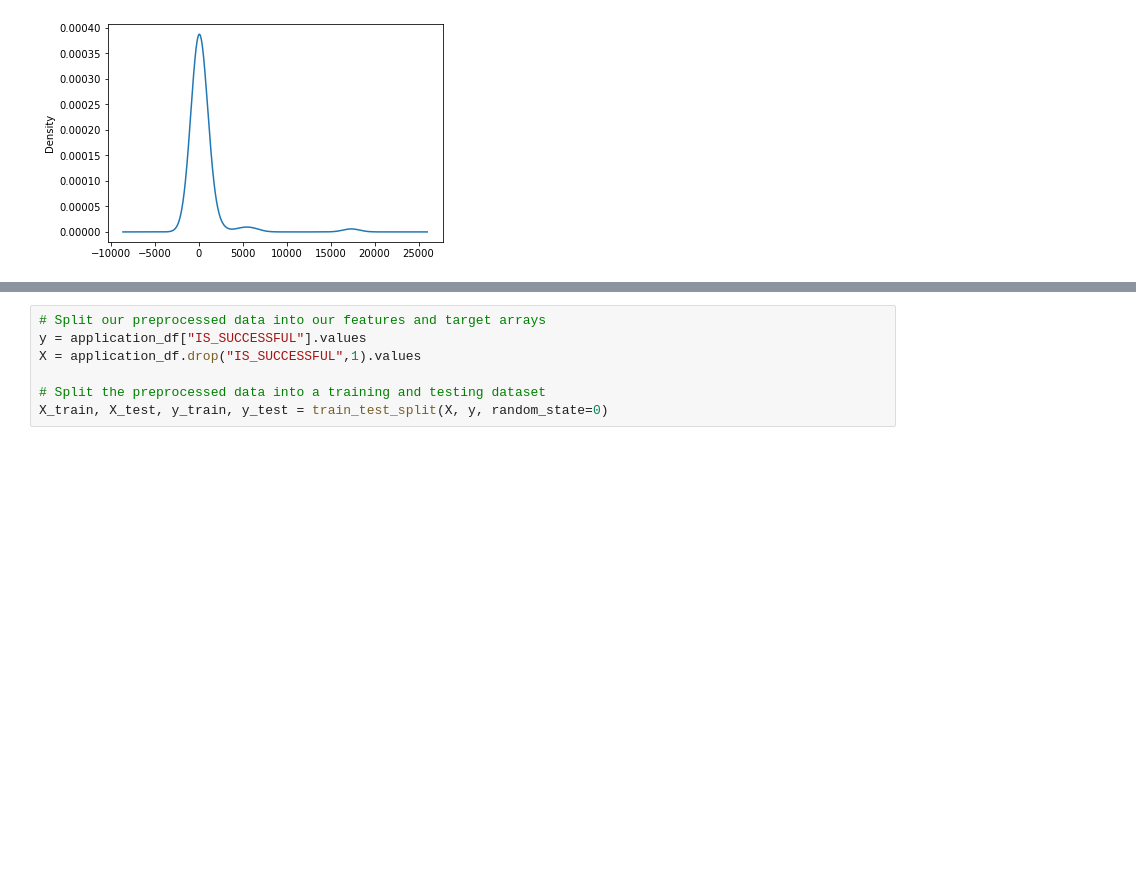
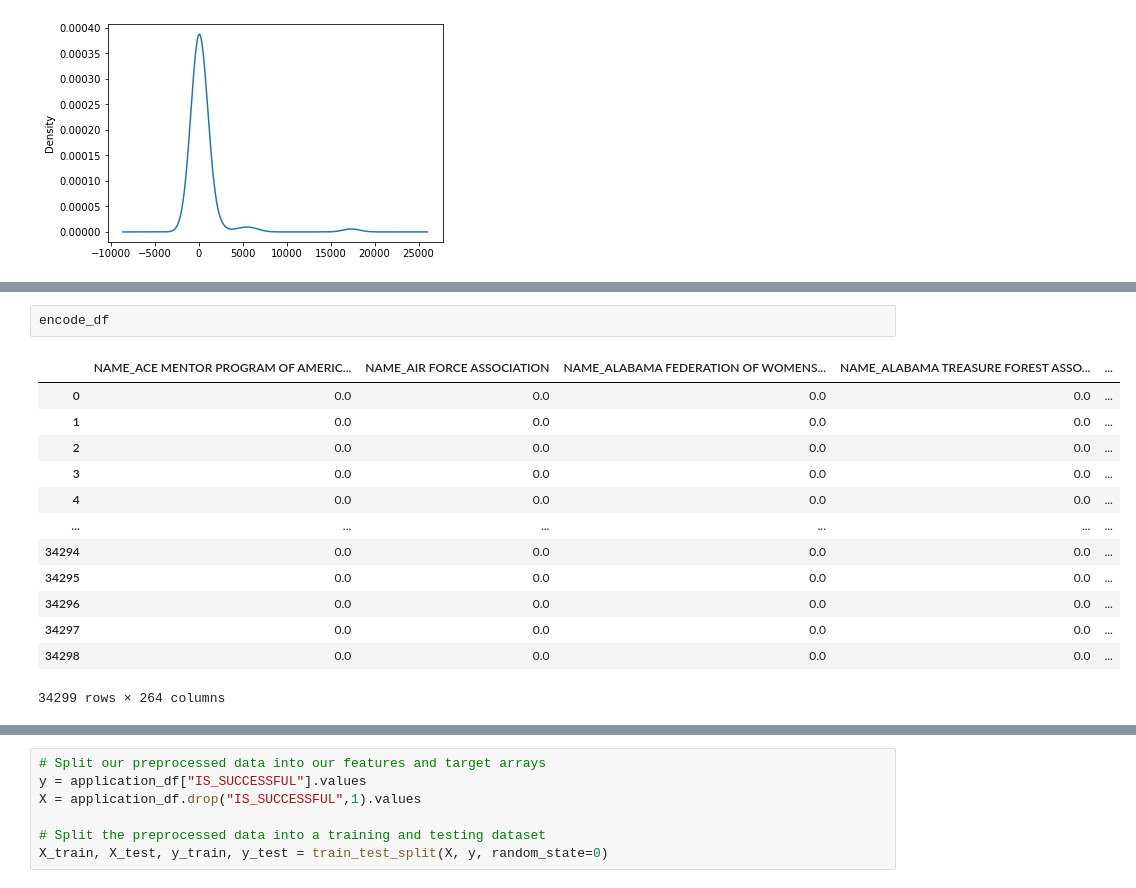
Before and after one commit to ferminb10/Neural_Network_Charity_Analysis, a Jupyter notebook: AlphabetSoupCharity_Optimzation.ipynb, the cells around one changed output, grey strips where cells are left out. Drawn from its saved outputs; the diff is of its cells as text; blank space fills up the shorter version.

```diff
--- a/AlphabetSoupCharity_Optimzation.ipynb
+++ b/AlphabetSoupCharity_Optimzation.ipynb
@@ -186,3 +216,19 @@ encode_df.head()
+# %%
+encode_df
+# %% [output]
+|  | NAME_ACE MENTOR PROGRAM OF AMERIC... | NAME_AIR FORCE ASSOCIATION | NAME_ALABAMA FEDERATION OF WOMENS... | NAME_ALABAMA TREASURE FOREST ASSO... | ... |
+| 0 | 0.0 | 0.0 | 0.0 | 0.0 | ... |
+| 1 | 0.0 | 0.0 | 0.0 | 0.0 | ... |
+| 2 | 0.0 | 0.0 | 0.0 | 0.0 | ... |
+| 3 | 0.0 | 0.0 | 0.0 | 0.0 | ... |
+| 4 | 0.0 | 0.0 | 0.0 | 0.0 | ... |
+| ... | ... | ... | ... | ... | ... |
+| 34294 | 0.0 | 0.0 | 0.0 | 0.0 | ... |
+| 34295 | 0.0 | 0.0 | 0.0 | 0.0 | ... |
+| 34296 | 0.0 | 0.0 | 0.0 | 0.0 | ... |
+| 34297 | 0.0 | 0.0 | 0.0 | 0.0 | ... |
+| 34298 | 0.0 | 0.0 | 0.0 | 0.0 | ... |
+34299 rows × 264 columns
 # %%
 # Merge one-hot encoded features and drop the originals
 application_df = application_df.merge(encode_df, left_index=True, right_index=True)
```
Also changed, not shown: parts of 28 cells of this notebook, 3 other files.
